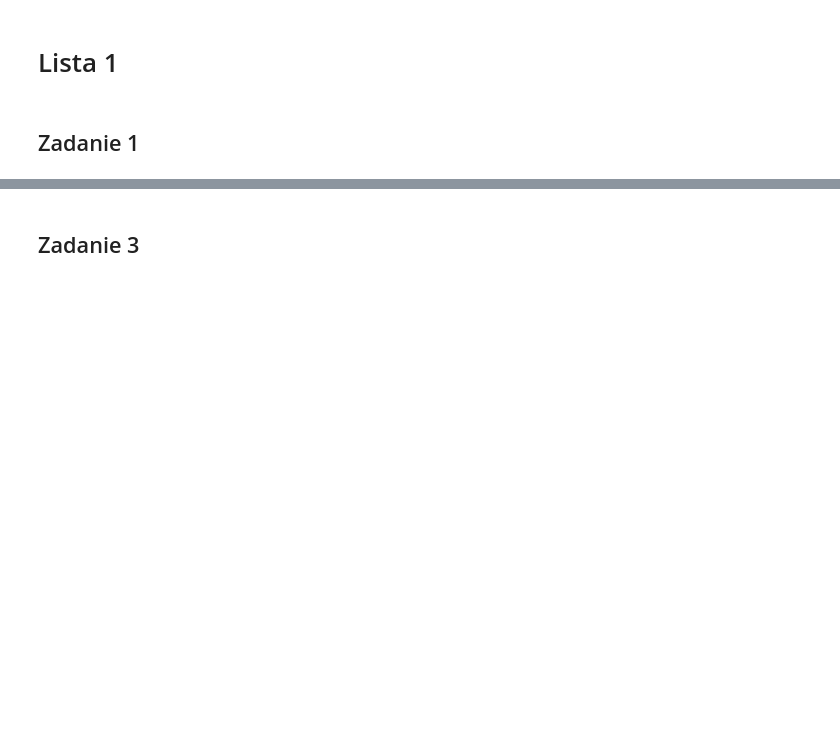
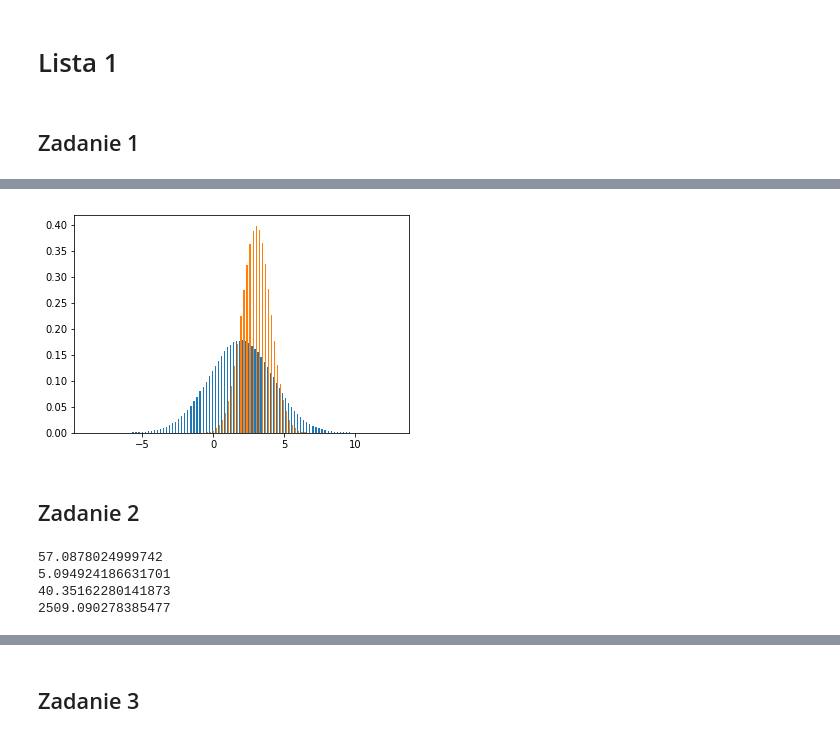
Before and after one commit to iloscnd/data-mining, a Jupyter notebook: lista1/List1.ipynb, the cells around one changed output, grey strips where cells are left out. Drawn from its saved outputs; the diff is of its cells as text; code cells hidden in the pictures; blank space fills up the shorter version.

```diff
--- a/lista1/List1.ipynb
+++ b/lista1/List1.ipynb
@@ -38,0 +42,38 @@ TypeError: linspace() missing 2 required positional arguments: 'start' and 'stop
+# %%
+x = np.linspace(-10,20)
+
+mi = [2,3]
+cov = [[5,0],[0,1]]
+
+c = np.random.multivariate_normal(mi,cov,10000)
+
+a, b, d = np.histogram2d(c[:,0],c[:,1],100)
+#plt.plot(x, 1/(sigma * np.sqrt(2 * np.pi)) * np.exp( - (x - mi)**2 / (2 * sigma**2) ), lw=2, c='black')
+
+plt.show()
+
+a2 = np.random.multivariate_normal(mi,cov,1000000)
+
+plt.hist(a2,100, density=True)
+#plt.plot(x, 1/(sigma * np.sqrt(2 * np.pi)) * np.exp( - (x - mi)**2 / (2 * sigma**2) ), lw=2, c='black')
+plt.show()
+# %% [output]
+[figure, added]
+# %% [markdown]
+## Zadanie 2
+# %%
+d = 100
+
+x = np.random.random(d) * 10
+y = np.random.random(d) * 10
+w = np.random.random(d) * 10
+
+print(np.sqrt(np.sum(x*x)))
+print(np.sum(x*w)/np.sum(w))
+print(np.sqrt( np.sum((x-y)*(x-y)) ))
+print(np.sum(x*y))
+# %% [output]
+57.0878024999742
+5.094924186631701
+40.35162280141873
+2509.090278385477
```
Also changed, not shown: parts of 9 cells of this notebook, 4 other files.
